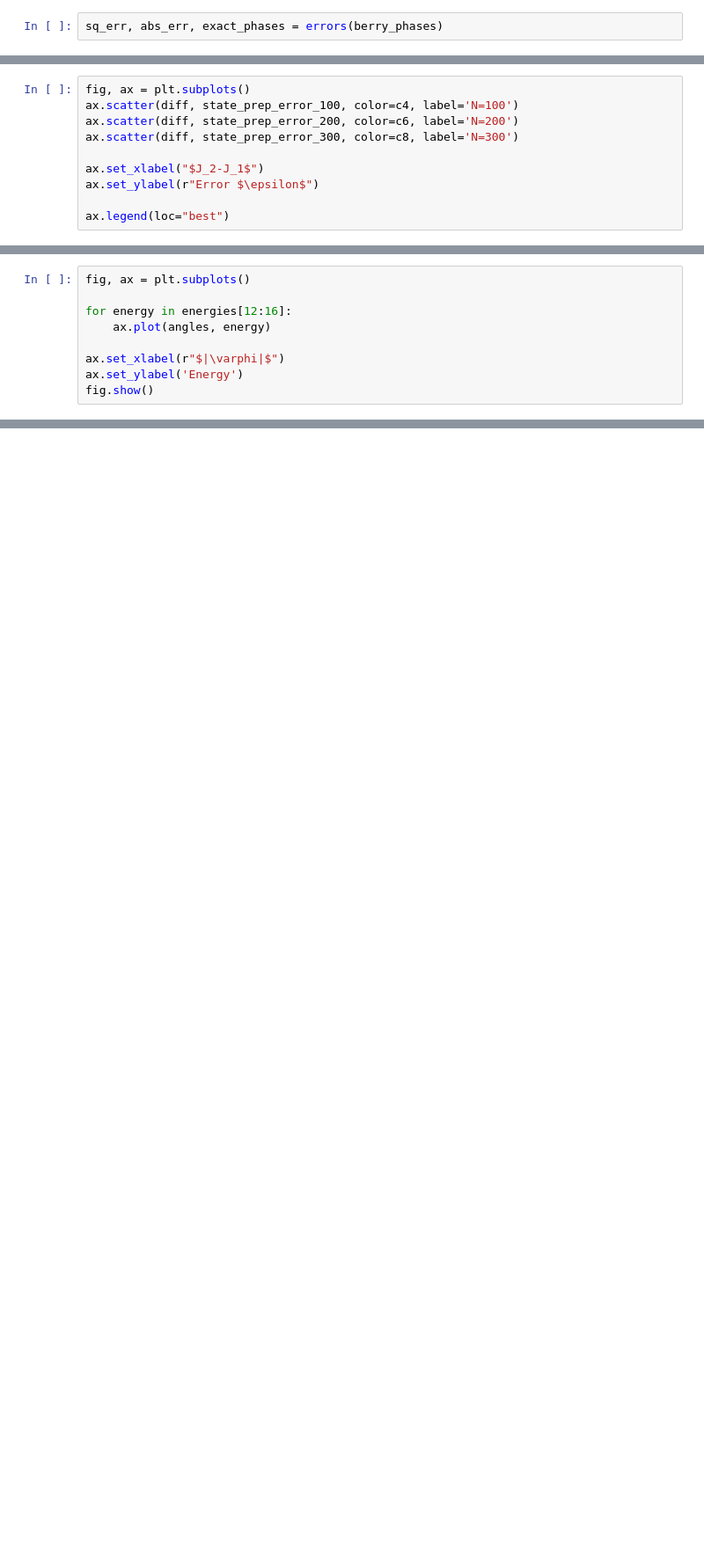
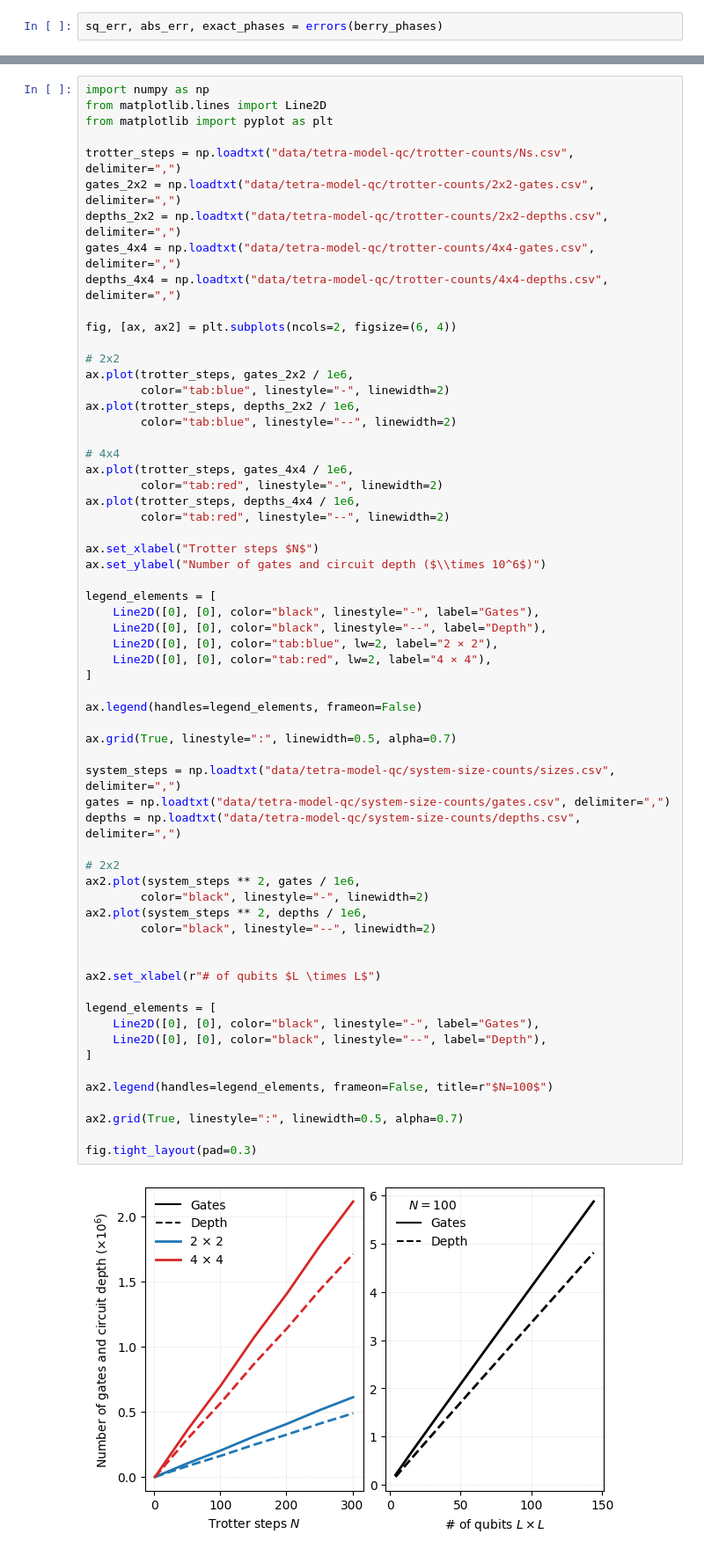
Before and after one commit to SebastianDominguezC/topological-spin-chain, a Jupyter notebook: plots.ipynb, the cells around one changed output, grey strips where cells are left out. Shown at 88% size. Saved outputs shown, nothing was run; the diff lists cells and outputs as text; blank space fills up the shorter version.

```diff
--- a/plots.ipynb
+++ b/plots.ipynb
@@ -311,10 +213,0 @@ state_prep_error_200 = np.loadtxt("data/tetra-model-qc/links-1-2/eps-n-200.csv",
-# %%
-fig, ax = plt.subplots()
-ax.scatter(diff, state_prep_error_100, color=c4, label='N=100')
-ax.scatter(diff, state_prep_error_200, color=c6, label='N=200')
-ax.scatter(diff, state_prep_error_300, color=c8, label='N=300')
-
-ax.set_xlabel("$J_2-J_1$")
-ax.set_ylabel(r"Error $\epsilon$")
-
-ax.legend(loc="best")
@@ -527,9 +213,0 @@ energies.append(E16)
-# %%
-fig, ax = plt.subplots()
-
-for energy in energies[12:16]:
-    ax.plot(angles, energy)
-
-ax.set_xlabel(r"$|\varphi|$")
-ax.set_ylabel('Energy')
-fig.show()
@@ -537,0 +216,64 @@ fig.show()
+# %%
+import numpy as np
+from matplotlib.lines import Line2D
+from matplotlib import pyplot as plt
+
+trotter_steps = np.loadtxt("data/tetra-model-qc/trotter-counts/Ns.csv", delimiter=",")
+gates_2x2 = np.loadtxt("data/tetra-model-qc/trotter-counts/2x2-gates.csv", delimiter=",")
+depths_2x2 = np.loadtxt("data/tetra-model-qc/trotter-counts/2x2-depths.csv", delimiter=",")
+gates_4x4 = np.loadtxt("data/tetra-model-qc/trotter-counts/4x4-gates.csv", delimiter=",")
+depths_4x4 = np.loadtxt("data/tetra-model-qc/trotter-counts/4x4-depths.csv", delimiter=",")
+
+fig, [ax, ax2] = plt.subplots(ncols=2, figsize=(6, 4))
+
+# 2x2
+ax.plot(trotter_steps, gates_2x2 / 1e6,
+        color="tab:blue", linestyle="-", linewidth=2)
+ax.plot(trotter_steps, depths_2x2 / 1e6,
+        color="tab:blue", linestyle="--", linewidth=2)
+
+# 4x4
+ax.plot(trotter_steps, gates_4x4 / 1e6,
+        color="tab:red", linestyle="-", linewidth=2)
+ax.plot(trotter_steps, depths_4x4 / 1e6,
+        color="tab:red", linestyle="--", linewidth=2)
+
+ax.set_xlabel("Trotter steps $N$")
+ax.set_ylabel("Number of gates and circuit depth ($\\times 10^6$)")
+
+legend_elements = [
+    Line2D([0], [0], color="black", linestyle="-", label="Gates"),
+    Line2D([0], [0], color="black", linestyle="--", label="Depth"),
+    Line2D([0], [0], color="tab:blue", lw=2, label="2 × 2"),
+    Line2D([0], [0], color="tab:red", lw=2, label="4 × 4"),
+]
+
+ax.legend(handles=legend_elements, frameon=False)
+
+ax.grid(True, linestyle=":", linewidth=0.5, alpha=0.7)
+
+system_steps = np.loadtxt("data/tetra-model-qc/system-size-counts/sizes.csv", delimiter=",")
+gates = np.loadtxt("data/tetra-model-qc/system-size-counts/gates.csv", delimiter=",")
+depths = np.loadtxt("data/tetra-model-qc/system-size-counts/depths.csv", delimiter=",")
+
+# 2x2
+ax2.plot(system_steps ** 2, gates / 1e6,
+        color="black", linestyle="-", linewidth=2)
+ax2.plot(system_steps ** 2, depths / 1e6,
+        color="black", linestyle="--", linewidth=2)
+
+
+ax2.set_xlabel(r"# of qubits $L \times L$")
+
+legend_elements = [
+    Line2D([0], [0], color="black", linestyle="-", label="Gates"),
+    Line2D([0], [0], color="black", linestyle="--", label="Depth"),
+]
+
+ax2.legend(handles=legend_elements, frameon=False, title=r"$N=100$")
+
+ax2.grid(True, linestyle=":", linewidth=0.5, alpha=0.7)
+
+fig.tight_layout(pad=0.3)
+# %% [output]
+[figure, added]
```
Also changed, not shown: parts of 18 cells of this notebook, 39 other files.
